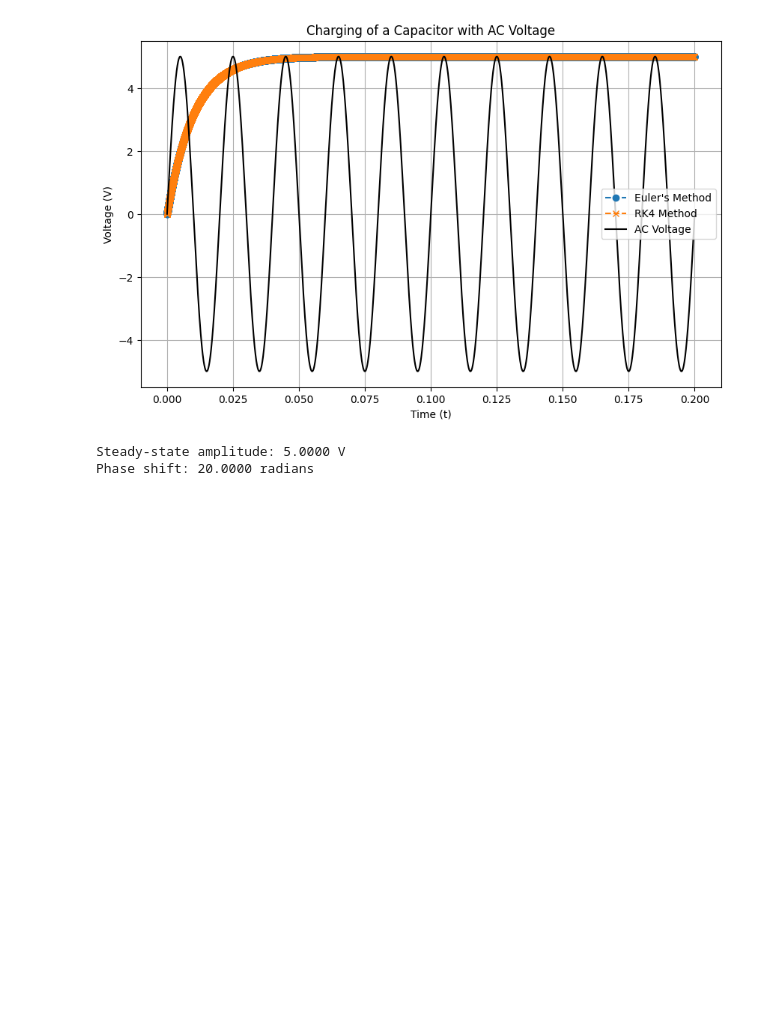
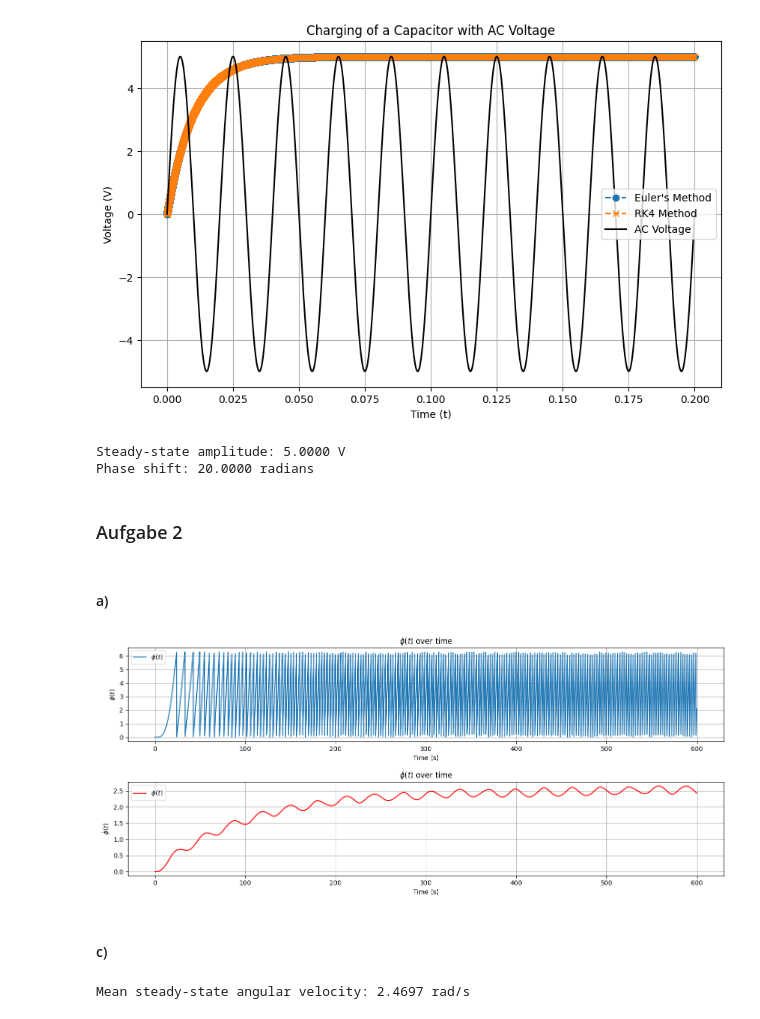
Before and after one commit to OlePearse-Danker/NUS_lab03, a Jupyter notebook: NUS_lab03_Pearse_Danker.ipynb, the cells around one changed output. Drawn from its saved outputs; the diff is of its cells as text; code cells hidden in the pictures; blank space fills up the shorter version.

Commit message:
added first solution for task 2

```diff
--- a/NUS_lab03_Pearse_Danker.ipynb
+++ b/NUS_lab03_Pearse_Danker.ipynb
@@ -120,3 +120,80 @@ print(f"Phase shift: {phase_shift:.4f} radians")
 [figure]
 Steady-state amplitude: 5.0000 V
 Phase shift: 20.0000 radians
+# %% [markdown]
+### Aufgabe 2
+# %% [markdown]
+#### a)
+# %%
+import numpy as np
+import matplotlib.pyplot as plt
+from scipy.integrate import solve_ivp
+
+# Parameters
+c = 1
+I = 100
+K = 1
+omega_w = 0.1
+v_w = 5
+
+# Differential equation terms
+def f(t, y):
+    phi1, phi2 = y
+    dphi1_dt = phi2
+    dphi2_dt = (K * v_w * np.sin(omega_w * t)**2 - c * phi2) / I
+    return [dphi1_dt, dphi2_dt]
+
+# Initial conditions
+phi_0 = [0, 0]
+
+# Time span and step size
+t_span = (0, 600)
+t_eval = np.arange(0, 600, 0.1)
+
+# Solve the differential equation using RK4 method via solve_ivp
+sol = solve_ivp(f, t_span, phi_0, method='RK45', t_eval=t_eval)
+
+# Extract solutions
+t = sol.t
+phi1 = sol.y[0]
+phi2 = sol.y[1]
+
+# Normalize phi1
+phi_norm = phi1 % (2 * np.pi)
+
+# Plotting the results
+plt.figure(figsize=(14, 6))
+
+plt.subplot(2, 1, 1)
+plt.plot(t, phi_norm, label=r'$\phi(t)$')
+plt.xlabel('Time (s)')
+plt.ylabel(r'$\phi(t)$')
+plt.title(r'$\phi(t)$ over time')
+plt.grid()
+plt.legend()
+
+plt.subplot(2, 1, 2)
+plt.plot(t, phi2, label=r'$\dot{\phi}(t)$', color='r')
+plt.xlabel('Time (s)')
+plt.ylabel(r'$\dot{\phi}(t)$')
+plt.title(r'$\dot{\phi}(t)$ over time')
+plt.grid()
+plt.legend()
+
+plt.tight_layout()
+plt.show()
+# %% [output]
+[figure, added]
+# %% [markdown]
+#### c)
+# %%
+# Extract the steady-state region (after 300 seconds)
+steady_state_indices = t >= 300
+phi2_steady_state = phi2[steady_state_indices]
+
+# Calculate the mean angular velocity in the steady-state region
+mean_omega = np.mean(phi2_steady_state)
+
+print(f"Mean steady-state angular velocity: {mean_omega:.4f} rad/s")
+# %% [output]
+Mean steady-state angular velocity: 2.4697 rad/s
```
Also changed, not shown: 1 other file.
